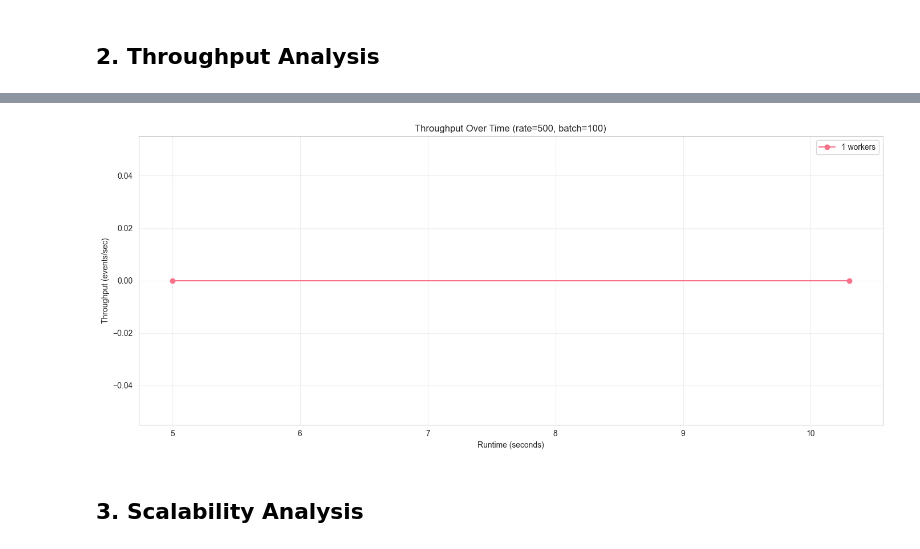
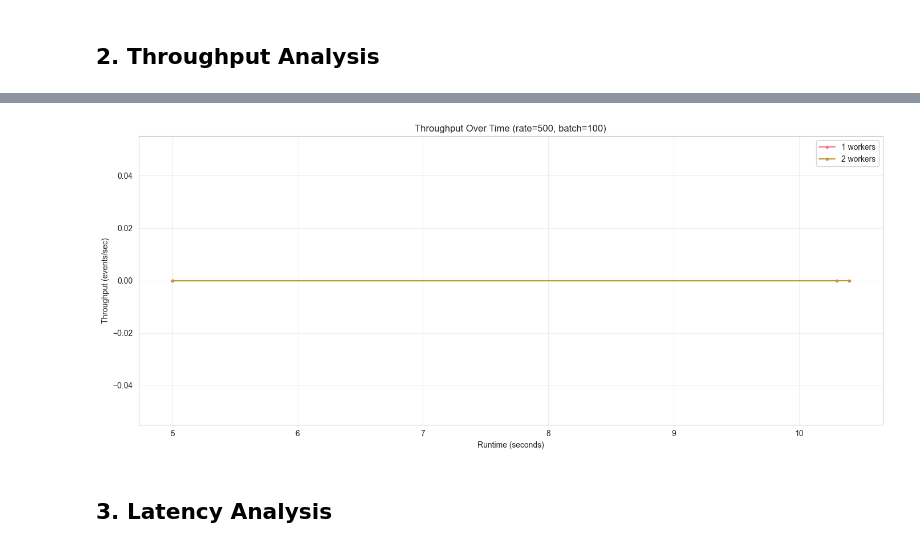
Before and after one commit to UsamaSani/SIEM_Lite, a Jupyter notebook: notebooks/analysis.ipynb, the cells around one changed output, grey strips where cells are left out. Saved outputs shown, nothing was run; the diff lists cells and outputs as text; code cells hidden in the pictures.

```diff
--- a/notebooks/analysis.ipynb
+++ b/notebooks/analysis.ipynb
@@ -108,28 +115,45 @@ Top 10 configurations by throughput:
 # %%
-# Plot throughput over time (example config)
+# Plot throughput over time
 if not metrics_df.empty:
     fig, ax = plt.subplots(figsize=(14, 6))
-    target_rate = 500
-    target_batch = 100
-    for workers in [1, 2, 4, 8]:
+    # Select a common rate/batch to compare workers
+    target_rate = metrics_df['rate'].max()
+    target_batch = metrics_df['batch'].max()
+
+    # If max wasn't run, pick the most common one
+    if metrics_df[metrics_df['rate'] == target_rate].empty:
+         target_rate = metrics_df['rate'].mode()[0]
+
+    workers_list = sorted(metrics_df['workers'].unique())
+
+    for workers in workers_list:
         subset = metrics_df[
             (metrics_df['workers'] == workers) &
-            (metrics_df['rate'] == target_rate) &
-            (metrics_df['batch'] == target_batch)
+            (metrics_df['rate'] == target_rate)
         ]
+        # If multiple batches, pick one
         if not subset.empty:
-            ax.plot(subset['runtime_sec'], subset['throughput_eps'], marker='o', label=f'{workers} workers')
+            # Prefer the target batch
+            if target_batch in subset['batch'].values:
+                subset = subset[subset['batch'] == target_batch]
+            else:
+                 # fallback
+                 b = subset['batch'].iloc[0]
+                 subset = subset[subset['batch'] == b]
+
+            ax.plot(subset['runtime_sec'], subset['throughput_eps'], marker='.', label=f'{workers} workers')
+
     ax.set_xlabel('Runtime (seconds)')
     ax.set_ylabel('Throughput (events/sec)')
     ax.set_title(f'Throughput Over Time (rate={target_rate}, batch={target_batch})')
     ax.legend()
     ax.grid(True, alpha=0.3)
     plt.tight_layout()
     plt.savefig(f'{PLOTS_DIR}/throughput_over_time.png', dpi=300)
     plt.show()
 else:
     print('No metrics to plot')
 # %% [output]
-[figure, old version]
+[figure, new version]
 # %% [markdown]
-## 3. Scalability Analysis
+## 3. Latency Analysis
```
Also changed, not shown: parts of 13 cells of this notebook, 9 other files.
